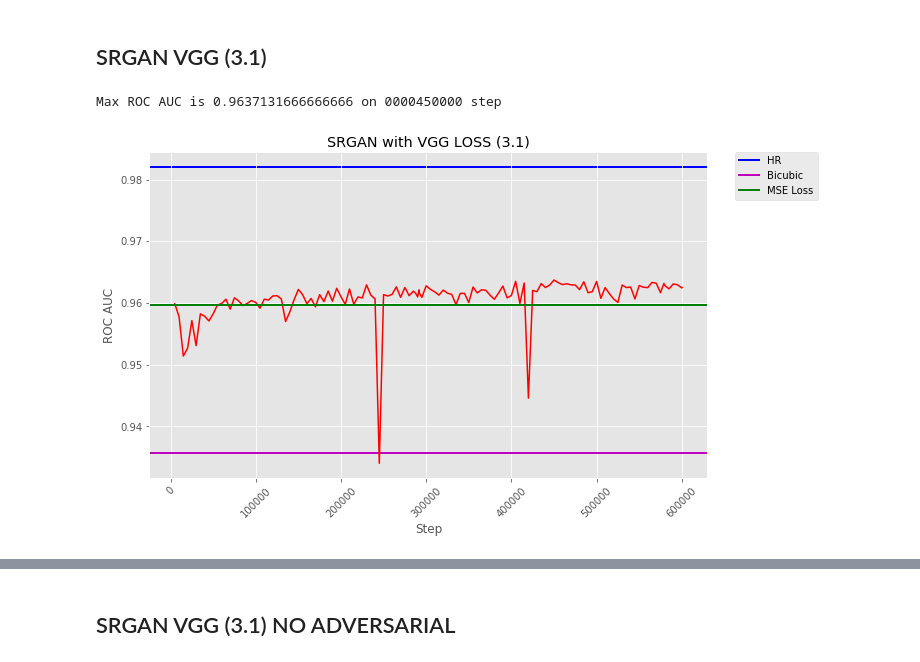
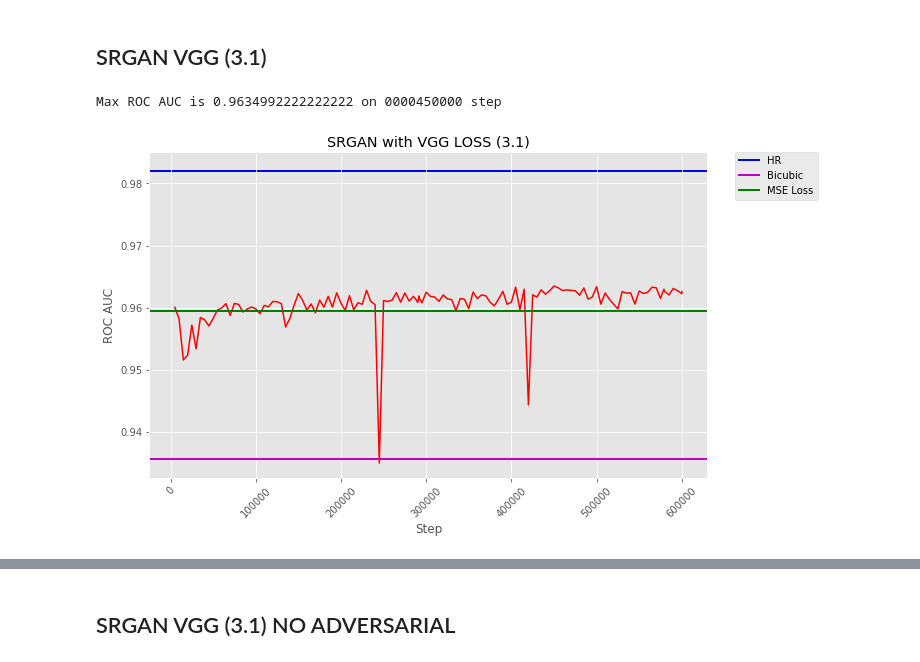
Before and after one commit to Alpus/face_super_resolution, a Jupyter notebook: recognition_test.ipynb, the cells around one changed output, grey strips where cells are left out. Saved outputs shown, nothing was run; the diff lists cells and outputs as text; code cells hidden in the pictures.

Commit message:
Add image and graphics generation
Add examples of images in notebook.
Add ROC graphics
Change results in README.md

```diff
--- a/recognition_test.ipynb
+++ b/recognition_test.ipynb
@@ -183,0 +272,3 @@ roc_auc_scores['Bicubic'] = roc_auc_bicubic
+# %%
+roc_auc_bicubic = draw_roc(fpr, tpr, name=approach_name)
+roc_auc_bicubic
@@ -184,3 +282,6 @@ roc_auc_scores['Bicubic'] = roc_auc_bicubic
+# %%
+roc_curves[approach_name] = fpr, tpr
+roc_auc_scores[approach_name] = roc_auc_bicubic
 # %% [markdown]
 ## SRGAN MSE
 # %%
@@ -189,13 +290,7 @@ def plot_checkpoints_roc_auc(roc_auc_list,
                              name,
                              lines=roc_auc_scores,
                              main_color='red',
-                             horizontal_colors=[
-                                 'b', 'm', 'g',
-                                 'c', 'y', 'k',
-                                 'gray', 'sienna',
-                                 'gold', 'deepskyblue',
-                                 'pink',
-                             ]):
+                             horizontal_colors=COLORS_LIST):
     plt.figure(figsize=(10, 6))
     plt.plot(step_list, roc_auc_list, c=main_color)
     plt.ylabel('ROC AUC')
@@ -222,6 +317,7 @@ def plot_checkpoints_roc_auc(roc_auc_list,
         drawn_list.append(value)
 
     plt.legend(bbox_to_anchor=(1.05, 1), loc=2, borderaxespad=0.)
+    plt.ylim([lines['Bicubic'] - 0.003, lines['HR'] + 0.003])
 
     plt.show()
 # %%
@@ -323,17 +441,19 @@ roc_auc_scores['MSE Loss'] = roc_auc_list_mse[max_roc_auc_arg_mse]
 # %% [markdown]
 ## SRGAN VGG (3.1)
+# %%
+approach_name = 'VGG Loss 3.1'
 # %%
 experiment_name = 'SRGAN with VGG LOSS (3.1)'
 roc_auc_list_vgg, files_list_vgg, max_roc_auc_arg_vgg = roc_auc_for_all_checkpoints(
     experiment_name, model, upscale_model=generator,
     weight_directory=SRGAN_VGG_LOSS_3_1_GENERATOR_WEIGHTS_DIR,
     lwf_loader_hr=lwf_loader_hr,
-    continue_auc_and_files=load_roc_auc('VGG Loss 3.1')
+    continue_auc_and_files=load_roc_auc(approach_name)
 )
-save_roc_auc('VGG Loss 3.1', roc_auc_list_vgg, files_list_vgg)
+save_roc_auc(approach_name, roc_auc_list_vgg, files_list_vgg)
 # %% [output]
-Max ROC AUC is 0.9637131666666666 on 0000450000 step
+Max ROC AUC is 0.9634992222222222 on 0000450000 step
-[figure, old version]
+[figure, new version]
 # %%
 roc_auc_list_vgg[max_roc_auc_arg_vgg], files_list_vgg[max_roc_auc_arg_vgg]
 # %% [output]
```
Also changed, not shown: parts of 87 cells of this notebook, 2 other files.
